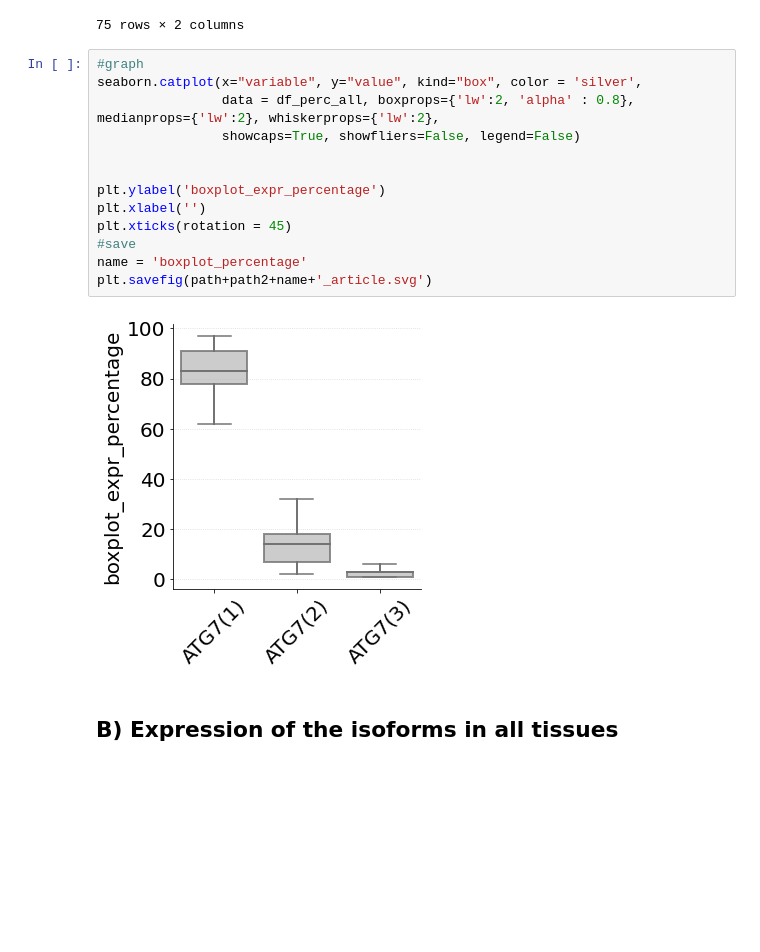
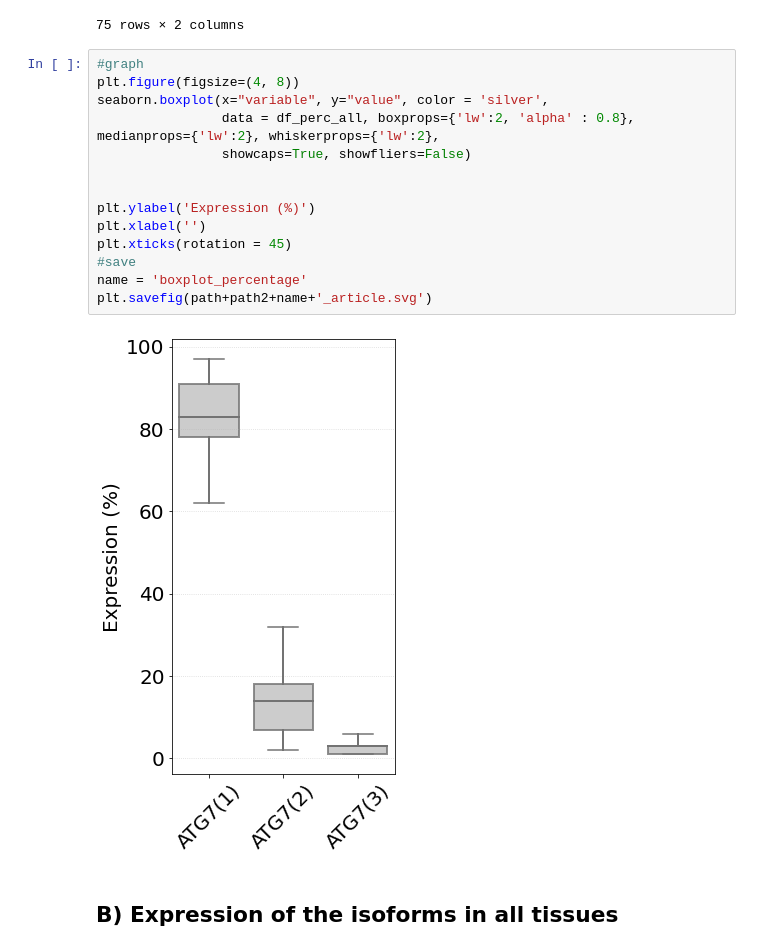
Before and after one commit to Keviosta/Article_short_isoform_ATG7_private, a Jupyter notebook: a_ATG7 characterisation/All_tissues_Tissues_differences_ATG7_isoform_characterisation-only_normal.ipynb, the cells around one changed output. Drawn from its saved outputs; the diff is of its cells as text; blank space fills up the shorter version.

```diff
--- a/a_ATG7 characterisation/All_tissues_Tissues_differences_ATG7_isoform_characterisation-only_normal.ipynb
+++ b/a_ATG7 characterisation/All_tissues_Tissues_differences_ATG7_isoform_characterisation-only_normal.ipynb
@@ -156,19 +156,20 @@ df_perc_all
 75 rows × 2 columns
 # %%
 #graph
-seaborn.catplot(x="variable", y="value", kind="box", color = 'silver',
+plt.figure(figsize=(4, 8))
+seaborn.boxplot(x="variable", y="value", color = 'silver',
                 data = df_perc_all, boxprops={'lw':2, 'alpha' : 0.8}, medianprops={'lw':2}, whiskerprops={'lw':2},
-                showcaps=True, showfliers=False, legend=False)
+                showcaps=True, showfliers=False)
 
 
-plt.ylabel('boxplot_expr_percentage')
+plt.ylabel('Expression (%)')
 plt.xlabel('')
 plt.xticks(rotation = 45)
 #save
 name = 'boxplot_percentage'
 plt.savefig(path+path2+name+'_article.svg')
 # %% [output]
-[figure, old version]
+[figure, new version]
 # %% [markdown]
 ## B) Expression of the isoforms in all tissues
 # %%
```
Also changed, not shown: parts of 2 cells of this notebook, 5 other files.
